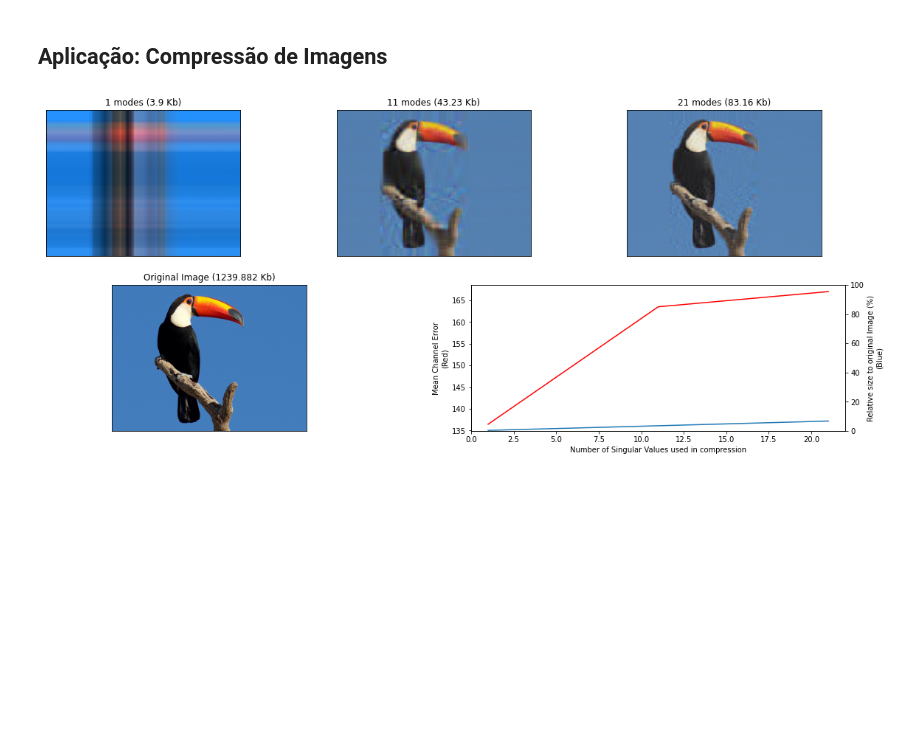
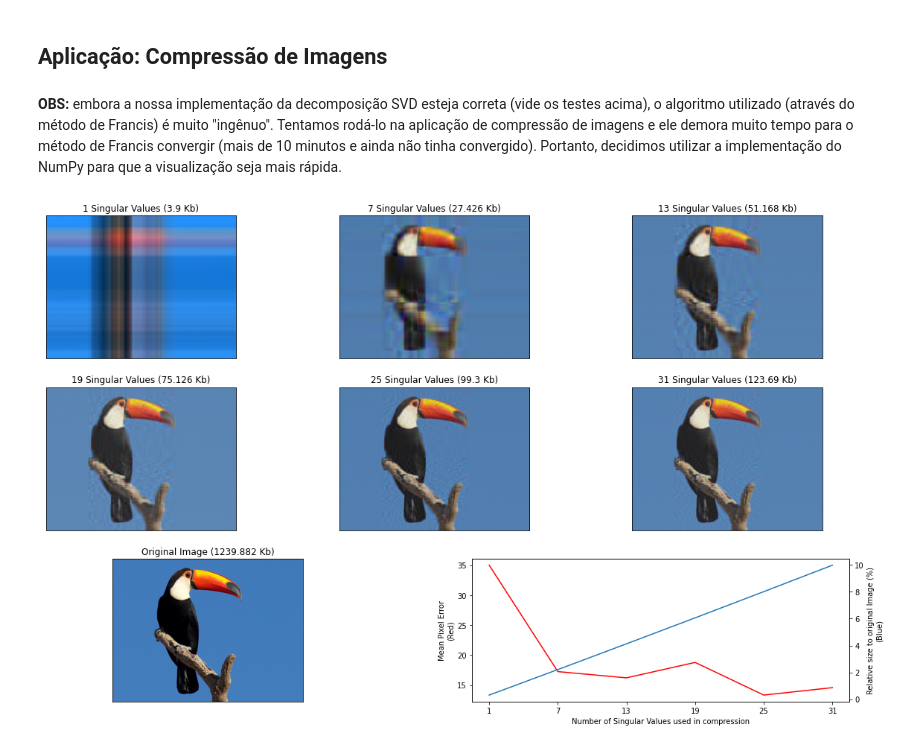
Before and after one commit to Vernalhav/numerical_analysis, a Jupyter notebook: numerico_aplicacoes.ipynb, the cells around one changed output. Cells and saved outputs as stored; diff of their text form; code cells hidden in the pictures; blank space fills up the shorter version.

```diff
--- a/numerico_aplicacoes.ipynb
+++ b/numerico_aplicacoes.ipynb
@@ -570,17 +623,4 @@ def truncated_svd(A, tol=1e-4, max_iterations=1e3):
 # %% [markdown]
 ## Aplicação: Compressão de Imagens
-# %%
-A = np.array([
-              [0, 1, 2, 3, 4],
-              [4, 3, 2, -1, -10],
-              [0, 10, 0, -1, 0],
-              [1, 1, 1, -2, 40]])
-
-for i in range(100):
-    U, S, V = truncated_svd(A)
-    U_, S_, V_ = np.linalg.svd(A, full_matrices=False)
-
-    assert np.allclose(np.dot(np.dot(U, np.diag(S)), V), A)
-    assert np.allclose(S, S_)
-
-    A = np.random.rand(7, 15)
+# %% [markdown]
+**OBS:** embora a nossa implementação da decomposição SVD esteja correta (vide os testes acima), o algoritmo utilizado (através do método de Francis) é muito "ingênuo". Tentamos rodá-lo na aplicação de compressão de imagens e ele demora muito tempo para o método de Francis convergir (mais de 10 minutos e ainda não tinha convergido). Portanto, decidimos utilizar a implementação do NumPy para que a visualização seja mais rápida.
@@ -641,9 +700,17 @@ def compress(img, modes, return_matrices=False):
     return img_compressed
 # %%
 def visualize_compression(img_url, initial_mode=1, modes_step=6, n_rows=2, make_grayscale=False):
+    '''
+    Visualize compression by displaying different compression
+    levels and their respective error and size.
 
-    if make_grayscale: img = grayscale(imageio.imread(img_url))
-    else: img = imageio.imread(img_url)
+    initial_mode:   initial number of singular values to use in compression
+    modes_step:     how much to increase modes between iteration
+    n_rows:         how many rows to display. Value must be >= 1
+    make_grayscale: whether to convert initial image to grayscale
+    '''
+    if make_grayscale: img = normalize(grayscale(imageio.imread(img_url)))
+    else: img = normalize(imageio.imread(img_url))
 
     m, n = img.shape[:2]
 
@@ -672,24 +739,25 @@ def visualize_compression(img_url, initial_mode=1, modes_step=6, n_rows=2, make_
         sizes.append(100*size/original_img_size)
 
         compressed_img = compress(img, modes)
-        errors.append(mean_channel_error(img, compressed_img))
+        errors.append(mean_square_error(img, compressed_img))
 
         if channels == 1: compressed_img = compressed_img.reshape((m, n))
 
         ax.imshow(compressed_img, cmap='gray')
-        ax.set_title(f'{modes} modes ({size} Kb)')
+        ax.set_title(f'{modes} Singular Values ({size} Kb)')
 
         modes += modes_step
 
     error_ax = plt.subplot(n_rows + 1, 2, 2*n_rows + 2)
+    error_ax.set_xticks(x_modes)
     error_ax.set_xlabel('Number of Singular Values used in compression')
     size_ax = error_ax.twinx()
 
     error_ax.plot(x_modes, errors, color='red')
-    error_ax.set_ylabel('Mean Channel Error\n(Red)')
+    error_ax.set_ylabel('Mean Pixel Error\n(Red)')
 
     size_ax.plot(x_modes, sizes)
-    size_ax.set_ylim((0, 100))
+    # size_ax.set_ylim((0, 100))
     size_ax.set_ylabel('Relative size to original Image (%)\n(Blue)')
 
     og_img_ax = plt.subplot(n_rows + 1, 2, 2*n_rows + 1)
@@ -701,8 +769,6 @@ def visualize_compression(img_url, initial_mode=1, modes_step=6, n_rows=2, make_
     og_img_ax.imshow(img, cmap='gray')
 # %%
 toucan_url = 'https://test.cdn.download.ams.birds.cornell.edu/api/v1/asset/96276931/900'
-text_url = 'https://encrypted-tbn0.gstatic.com/images?q=tbn%3AANd9GcSR6D37wLrtEzTLszyF4TPKkz6T91tp96TIxQ&usqp=CAU'
-
-visualize_compression(toucan_url, initial_mode=1, n_rows=1, modes_step=10, make_grayscale=False)
+visualize_compression(toucan_url)
 # %% [output]
-[figure, old version]
+[figure, new version]
```
Also changed, not shown: parts of 24 cells of this notebook.
